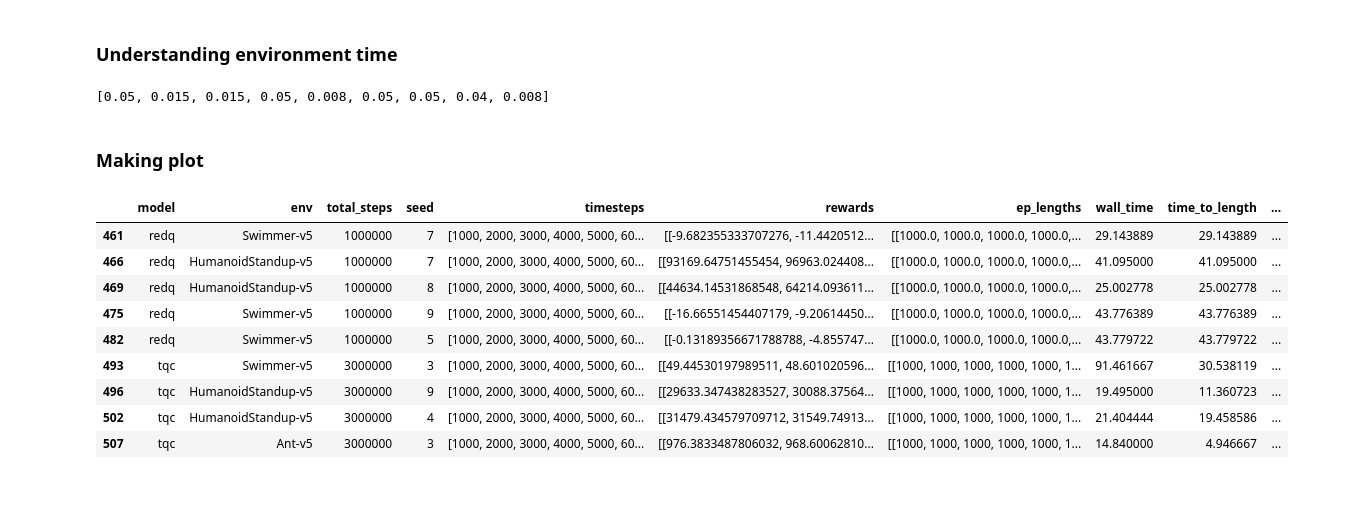
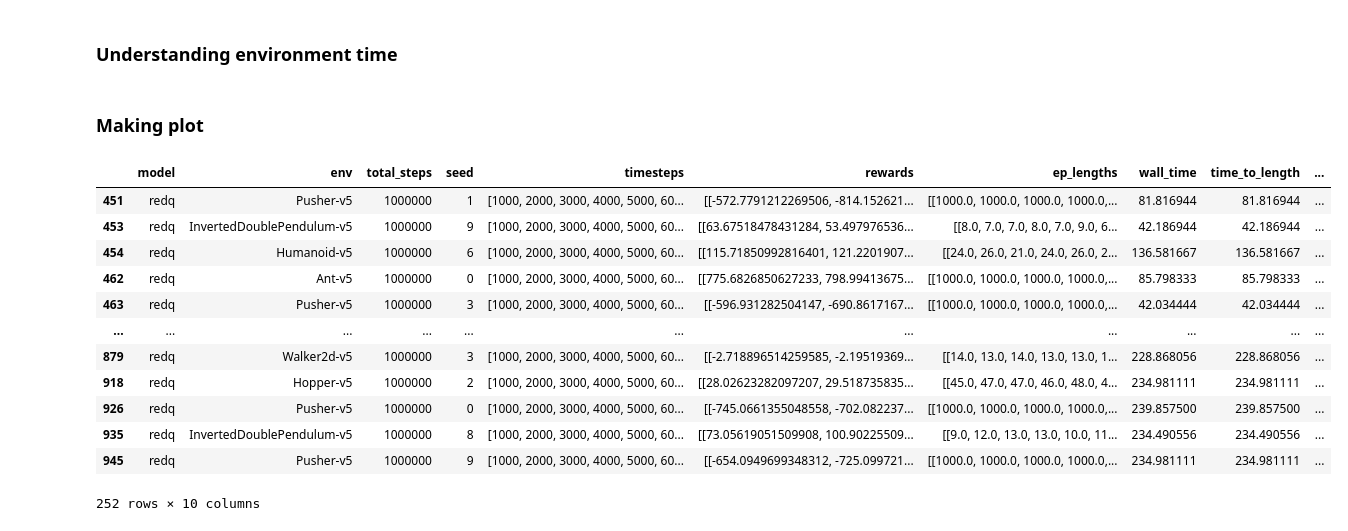
Before and after one commit to 1jamesthompson1/AIML440_code, a Jupyter notebook: running_baseline_experiments/results.ipynb, the cells around one changed output. Saved outputs shown, nothing was run; the diff lists cells and outputs as text; code cells hidden in the pictures; blank space fills up the shorter version.

```diff
--- a/running_baseline_experiments/results.ipynb
+++ b/running_baseline_experiments/results.ipynb
@@ -38,23 +39,27 @@ sota_algos = [
     "4677441_tqc_3mil_test", # 3 million time steps using authors original pytorch code and hyperparameters
     "4677444_redq_1mil", # 1 milliion timesteps using authors original pytorch code and hyperparameters
     "4678117_redq_1mil_second_attempt", # Rerunning and GRID engine dropped all the jobs
-    "4678116_tqc_3mil_second_attempt" # Rerunning most as the GRID engines had problems with the jobs. A task id mapper was needed as seen below.
+    "4678116_tqc_3mil_second_attempt", # Rerunning most as the GRID engines had problems with the jobs. A task id mapper was needed as seen below.
+    "4678133_CrossQ_1mil", # 1 million timesteps using SBX implementation of CrossQ with paper hyperparameters
 ]
 
 # The task id is used by the grid engine to run mulitple jobs each with a different experiemnt e.g envs and logs etc.
 # Sometime when expriments  fails they need to be rerun but only a somewhat random subset. So a mapper is made to take the given task id (goes from 1 to n) and map it to the task id of the failed experiment.
 task_id_mapper = {
-    sota_algos[3]:  [
-        6, 7, 8, 10, 11, 12, 14, 16, 17, 18, 19, 20, 21, 22, 23, 24, 25, 26, 27, 28, 29,
-        31, 33, 34, 35, 40, 41, 42, 43, 44, 45, 46, 47, 48, 49, 50, 51, 53, 54, 57, 58,
-        59, 60, 62, 64, 65, 66, 67, 68, 69, 75, 76, 77, 78, 79, 80, 81, 82, 83, 84, 85,
-        88, 89
-    ]
+    # sota_algos[3]:  [
+    #     6, 7, 8, 10, 11, 12, 14, 16, 17, 18, 19, 20, 21, 22, 23, 24, 25, 26, 27, 28, 29,
+    #     31, 33, 34, 35, 40, 41, 42, 43, 44, 45, 46, 47, 48, 49, 50, 51, 53, 54, 57, 58,
+    #     59, 60, 62, 64, 65, 66, 67, 68, 69, 75, 76, 77, 78, 79, 80, 81, 82, 83, 84, 85,
+    #     88, 89
+    # ]
 }
 
 grid_output_dir = "/home/thompsjame1/grid-output"
+raapoi_output_dir = "/home/thompsjame1/raapoi-output"
 results_dirs = [
     os.path.join(grid_output_dir, d) for d in trad_algos + sota_algos
+] + [
+    os.path.join(raapoi_output_dir, d) for d in os.listdir(raapoi_output_dir)
 ]
 
 results_dirs
@@ -81,6 +93,8 @@ def convert_combo_to_number(model, env, seed, total_steps=None, mapper=None):
         "ppo",
         "sac",
         "td3",
+        "crossq",
+        "droq",
     ]
 
     envs = [
@@ -110,6 +124,7 @@ def get_experiment_details(eval_path):
     Assuming the evaluation file is in the format:
     <model>_<env>_<total_steps>_<seed>.npz
     """
+    print(f"Getting details from {eval_path}")
     eval_name = eval_path.split('/')[-1]
     model = eval_name.split('_')[0]
     env = eval_name.split('_')[1]
@@ -119,7 +134,7 @@ def get_experiment_details(eval_path):
     return {
         "model": model,
         "env": env,
-        "total_steps": steps,
+        "total_steps": int(float(steps)),
         "seed": seed
     }
 
@@ -127,6 +142,7 @@ def get_details(results_dir):
     """
     Take a results direcrtory and get all the experiment details from it.
     """
+    print(f"Getting details from {results_dir}")
     evaluation_files = [os.path.join(results_dir, "training_evaluations", f) for f in os.listdir(os.path.join(results_dir, "training_evaluations"))]
 
     experiment_details = list(map(get_experiment_details, evaluation_files))
@@ -245,7 +260,7 @@ duplicates = duplicates.drop_duplicates(subset=['model', 'env', 'seed'], keep='f
 duplicates
 
 # Drop duplicates from the original dataframe
-df = df.sort_values('total_steps', ascending=False).drop_duplicates(subset=['model', 'env', 'seed'], keep='first')
+df = df.sort_values('last_evaluation', ascending=False).drop_duplicates(subset=['model', 'env', 'seed'], keep='first')
 # Reseort by index
 df = df.sort_index()
 df
@@ -272,7 +287,7 @@ I would like to validate two things abotu the results.
 2. That the correct number of runs and seeds have been run
 # %%
 ## Check to see if the amount of runs matches the expected time steps.
-df_removed_uncompleted = df[df['total_steps'].astype(int) <= df['last_evaluation']]
+df_removed_uncompleted = df[1_000_000 <= df['last_evaluation']]
 
 df_removed_uncompleted
 # %% [output]
@@ -718,7 +744,6 @@ import gymnasium as gym
 
 def get_env_time(envs, length):
     envs_dt = [gym.make(env).env.unwrapped.dt for env in envs]
-    print(envs_dt)
     envs_time_for_length = [(dt * length) / 3600 for dt in envs_dt]
 
     return {
@@ -727,42 +752,43 @@ def get_env_time(envs, length):
     }
 
 envs_time = get_env_time(df['env'].unique(), 1_000_000)
-# %% [output]
-[0.05, 0.015, 0.015, 0.05, 0.008, 0.05, 0.05, 0.04, 0.008]
 # %% [markdown]
 ### Making plot
 # %%
 def cut_to_length(df, length=1_000_000):
     """
     Cut the dataframe experiemtns data to length
     """
     df = df.copy().dropna(subset=['wall_time'])
 
     num_evals = length // 1_000
 
     df['timesteps'] = df['timesteps'].apply(lambda x: x[x <= length])
     df['rewards'] = df['rewards'].apply(lambda x: x[:num_evals])
     df['ep_lengths'] = df['ep_lengths'].apply(lambda x: x[:num_evals])
 
     df['time_to_length'] = df['wall_time'] / df['last_evaluation'] * length
     df['wall_time_approx_steps'] = df['time_to_length'].apply(lambda x: np.linspace(0, x, num_evals))
     df.drop("last_evaluation", axis=1, inplace=True)
 
     return df
 
-wall_clock_measurements = cut_to_length(df)
+wall_clock_measurements = cut_to_length(df_removed_uncompleted)
 wall_clock_measurements
 # %% [output]
 |  | model | env | total_steps | seed | timesteps | rewards | ep_lengths | wall_time | time_to_length | ... |
-| 461 | redq | Swimmer-v5 | 1000000 | 7 | [1000, 2000, 3000, 4000, 5000, 60... | [[-9.682355333707276, -11.4420512... | [[1000.0, 1000.0, 1000.0, 1000.0,... | 29.143889 | 29.143889 | ... |
-| 466 | redq | HumanoidStandup-v5 | 1000000 | 7 | [1000, 2000, 3000, 4000, 5000, 60... | [[93169.64751455454, 96963.024408... | [[1000.0, 1000.0, 1000.0, 1000.0,... | 41.095000 | 41.095000 | ... |
-| 469 | redq | HumanoidStandup-v5 | 1000000 | 8 | [1000, 2000, 3000, 4000, 5000, 60... | [[44634.14531868548, 64214.093611... | [[1000.0, 1000.0, 1000.0, 1000.0,... | 25.002778 | 25.002778 | ... |
-| 475 | redq | Swimmer-v5 | 1000000 | 9 | [1000, 2000, 3000, 4000, 5000, 60... | [[-16.66551454407179, -9.20614450... | [[1000.0, 1000.0, 1000.0, 1000.0,... | 43.776389 | 43.776389 | ... |
-| 482 | redq | Swimmer-v5 | 1000000 | 5 | [1000, 2000, 3000, 4000, 5000, 60... | [[-0.13189356671788788, -4.855747... | [[1000.0, 1000.0, 1000.0, 1000.0,... | 43.779722 | 43.779722 | ... |
-| 493 | tqc | Swimmer-v5 | 3000000 | 3 | [1000, 2000, 3000, 4000, 5000, 60... | [[49.44530197989511, 48.601020596... | [[1000, 1000, 1000, 1000, 1000, 1... | 91.461667 | 30.538119 | ... |
-| 496 | tqc | HumanoidStandup-v5 | 3000000 | 9 | [1000, 2000, 3000, 4000, 5000, 60... | [[29633.347438283527, 30088.37564... | [[1000, 1000, 1000, 1000, 1000, 1... | 19.495000 | 11.360723 | ... |
-| 502 | tqc | HumanoidStandup-v5 | 3000000 | 4 | [1000, 2000, 3000, 4000, 5000, 60... | [[31479.434579709712, 31549.74913... | [[1000, 1000, 1000, 1000, 1000, 1... | 21.404444 | 19.458586 | ... |
-| 507 | tqc | Ant-v5 | 3000000 | 3 | [1000, 2000, 3000, 4000, 5000, 60... | [[976.3833487806032, 968.60062810... | [[1000, 1000, 1000, 1000, 1000, 1... | 14.840000 | 4.946667 | ... |
+| 451 | redq | Pusher-v5 | 1000000 | 1 | [1000, 2000, 3000, 4000, 5000, 60... | [[-572.7791212269506, -814.152621... | [[1000.0, 1000.0, 1000.0, 1000.0,... | 81.816944 | 81.816944 | ... |
+| 453 | redq | InvertedDoublePendulum-v5 | 1000000 | 9 | [1000, 2000, 3000, 4000, 5000, 60... | [[63.67518478431284, 53.497976536... | [[8.0, 7.0, 7.0, 8.0, 7.0, 9.0, 6... | 42.186944 | 42.186944 | ... |
+| 454 | redq | Humanoid-v5 | 1000000 | 6 | [1000, 2000, 3000, 4000, 5000, 60... | [[115.71850992816401, 121.2201907... | [[24.0, 26.0, 21.0, 24.0, 26.0, 2... | 136.581667 | 136.581667 | ... |
+| 462 | redq | Ant-v5 | 1000000 | 0 | [1000, 2000, 3000, 4000, 5000, 60... | [[775.6826850627233, 798.99413675... | [[1000.0, 1000.0, 1000.0, 1000.0,... | 85.798333 | 85.798333 | ... |
+| 463 | redq | Pusher-v5 | 1000000 | 3 | [1000, 2000, 3000, 4000, 5000, 60... | [[-596.931282504147, -690.8617167... | [[1000.0, 1000.0, 1000.0, 1000.0,... | 42.034444 | 42.034444 | ... |
+| ... | ... | ... | ... | ... | ... | ... | ... | ... | ... | ... |
+| 879 | redq | Walker2d-v5 | 1000000 | 3 | [1000, 2000, 3000, 4000, 5000, 60... | [[-2.718896514259585, -2.19519369... | [[14.0, 13.0, 14.0, 13.0, 13.0, 1... | 228.868056 | 228.868056 | ... |
+| 918 | redq | Hopper-v5 | 1000000 | 2 | [1000, 2000, 3000, 4000, 5000, 60... | [[28.02623282097207, 29.518735835... | [[45.0, 47.0, 47.0, 46.0, 48.0, 4... | 234.981111 | 234.981111 | ... |
+| 926 | redq | Pusher-v5 | 1000000 | 0 | [1000, 2000, 3000, 4000, 5000, 60... | [[-745.0661355048558, -702.082237... | [[1000.0, 1000.0, 1000.0, 1000.0,... | 239.857500 | 239.857500 | ... |
+| 935 | redq | InvertedDoublePendulum-v5 | 1000000 | 8 | [1000, 2000, 3000, 4000, 5000, 60... | [[73.05619051509908, 100.90225509... | [[9.0, 12.0, 13.0, 13.0, 10.0, 11... | 234.490556 | 234.490556 | ... |
+| 945 | redq | Pusher-v5 | 1000000 | 9 | [1000, 2000, 3000, 4000, 5000, 60... | [[-654.0949699348312, -725.099721... | [[1000.0, 1000.0, 1000.0, 1000.0,... | 234.981111 | 234.981111 | ... |
+252 rows × 10 columns
 # %%
 merged_wall_clock_measurements = wall_clock_measurements.groupby(["model", "env"]).agg({
     'rewards': lambda x: [0] + np.hstack(x),
```
Also changed, not shown: parts of 23 cells of this notebook.
